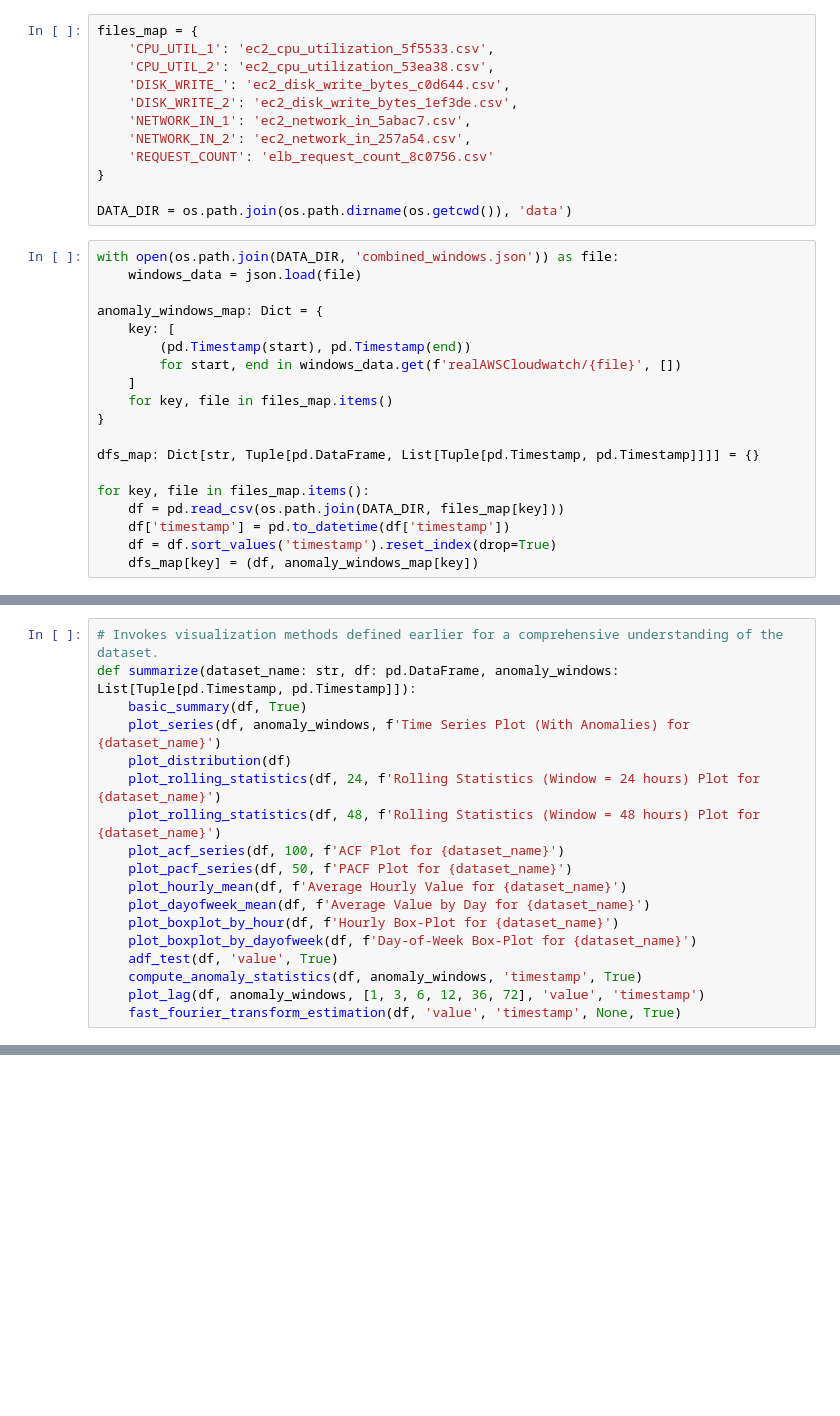
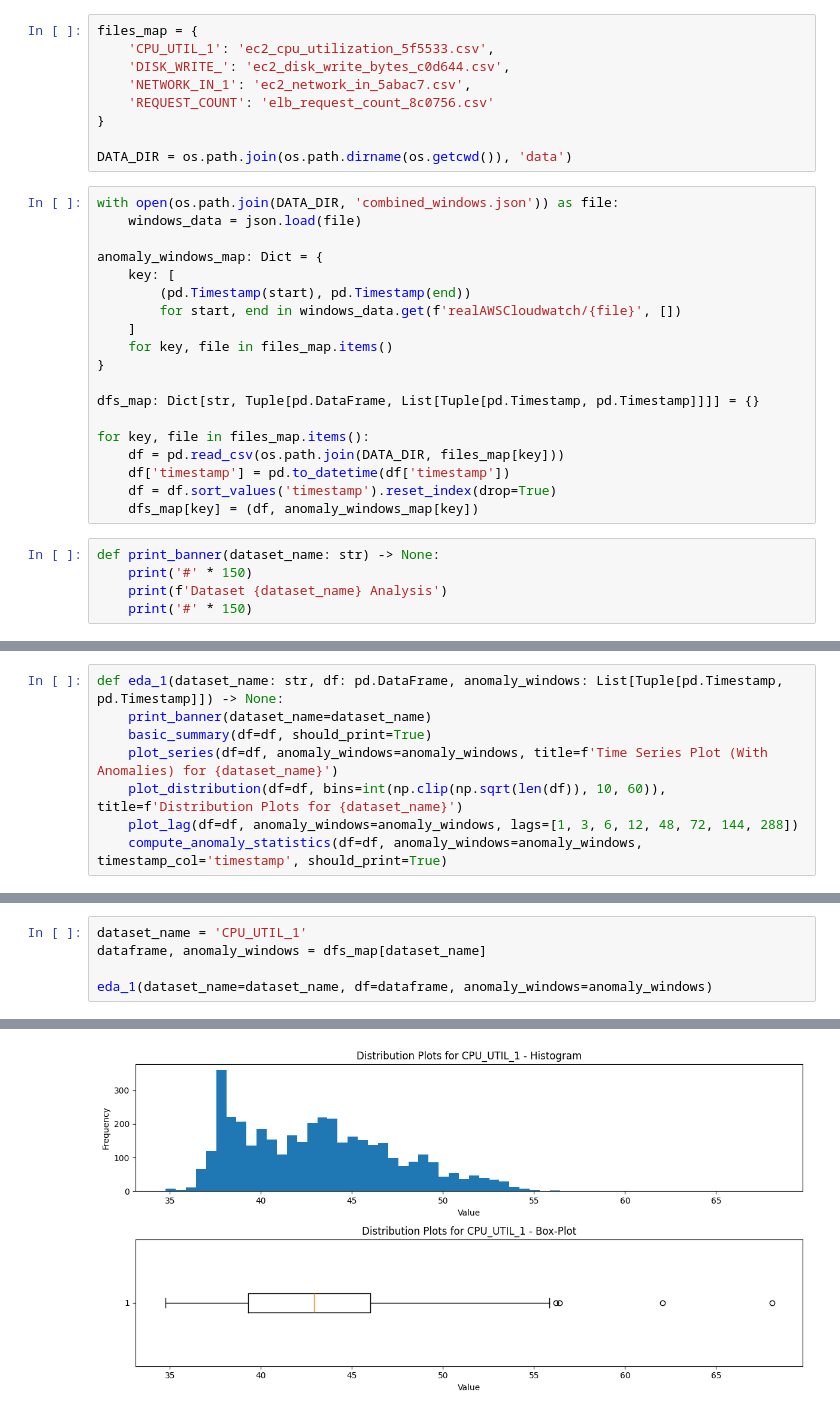
Before and after one commit to Umair-A-Mirza/cloud-alert-forecasting-internship-task, a Jupyter notebook: notebooks/eda.ipynb, the cells around one changed output, grey strips where cells are left out. Cells and saved outputs as stored; diff of their text form; blank space fills up the shorter version.

Commit message:
Performed EDA for cpu_util, updated README with relevant discussion on stationarity, next step is to define a modeling approach after EDA for one or two more files if time permitting.

```diff
--- a/notebooks/eda.ipynb
+++ b/notebooks/eda.ipynb
@@ -31,11 +28,8 @@ Note that in all cases, the data is structured with time-stamps and a singular v
 # %%
 files_map = {
     'CPU_UTIL_1': 'ec2_cpu_utilization_5f5533.csv',
-    'CPU_UTIL_2': 'ec2_cpu_utilization_53ea38.csv',
     'DISK_WRITE_': 'ec2_disk_write_bytes_c0d644.csv',
-    'DISK_WRITE_2': 'ec2_disk_write_bytes_1ef3de.csv',
     'NETWORK_IN_1': 'ec2_network_in_5abac7.csv',
-    'NETWORK_IN_2': 'ec2_network_in_257a54.csv',
     'REQUEST_COUNT': 'elb_request_count_8c0756.csv'
 }
 
@@ -59,3 +53,8 @@ for key, file in files_map.items():
     df['timestamp'] = pd.to_datetime(df['timestamp'])
     df = df.sort_values('timestamp').reset_index(drop=True)
     dfs_map[key] = (df, anomaly_windows_map[key])
+# %%
+def print_banner(dataset_name: str) -> None:
+    print('#' * 150)
+    print(f'Dataset {dataset_name} Analysis')
+    print('#' * 150)
@@ -62,18 +65,8 @@ for key, file in files_map.items():
 # %%
-# Invokes visualization methods defined earlier for a comprehensive understanding of the dataset.
-def summarize(dataset_name: str, df: pd.DataFrame, anomaly_windows: List[Tuple[pd.Timestamp, pd.Timestamp]]):
-    basic_summary(df, True)
-    plot_series(df, anomaly_windows, f'Time Series Plot (With Anomalies) for {dataset_name}')
-    plot_distribution(df)
-    plot_rolling_statistics(df, 24, f'Rolling Statistics (Window = 24 hours) Plot for {dataset_name}')
-    plot_rolling_statistics(df, 48, f'Rolling Statistics (Window = 48 hours) Plot for {dataset_name}')
-    plot_acf_series(df, 100, f'ACF Plot for {dataset_name}')
-    plot_pacf_series(df, 50, f'PACF Plot for {dataset_name}')
-    plot_hourly_mean(df, f'Average Hourly Value for {dataset_name}')
-    plot_dayofweek_mean(df, f'Average Value by Day for {dataset_name}')
-    plot_boxplot_by_hour(df, f'Hourly Box-Plot for {dataset_name}')
-    plot_boxplot_by_dayofweek(df, f'Day-of-Week Box-Plot for {dataset_name}')
-    adf_test(df, 'value', True)
-    compute_anomaly_statistics(df, anomaly_windows, 'timestamp', True)
-    plot_lag(df, anomaly_windows, [1, 3, 6, 12, 36, 72], 'value', 'timestamp')
-    fast_fourier_transform_estimation(df, 'value', 'timestamp', None, True)
+def eda_1(dataset_name: str, df: pd.DataFrame, anomaly_windows: List[Tuple[pd.Timestamp, pd.Timestamp]]) -> None:
+    print_banner(dataset_name=dataset_name)
+    basic_summary(df=df, should_print=True)
+    plot_series(df=df, anomaly_windows=anomaly_windows, title=f'Time Series Plot (With Anomalies) for {dataset_name}')
+    plot_distribution(df=df, bins=int(np.clip(np.sqrt(len(df)), 10, 60)), title=f'Distribution Plots for {dataset_name}')
+    plot_lag(df=df, anomaly_windows=anomaly_windows, lags=[1, 3, 6, 12, 48, 72, 144, 288])
+    compute_anomaly_statistics(df=df, anomaly_windows=anomaly_windows, timestamp_col='timestamp', should_print=True)
@@ -127,0 +73,6 @@ anomalous_point_fraction  0.09970238095238096
+# %%
+dataset_name = 'CPU_UTIL_1'
+dataframe, anomaly_windows = dfs_map[dataset_name]
+
+eda_1(dataset_name=dataset_name, df=dataframe, anomaly_windows=anomaly_windows)
+# %% [output]
@@ -127,0 +97 @@ anomalous_point_fraction  0.09970238095238096
+[figure, added]
```
Also changed, not shown: parts of 21 cells of this notebook, 2 other files.
